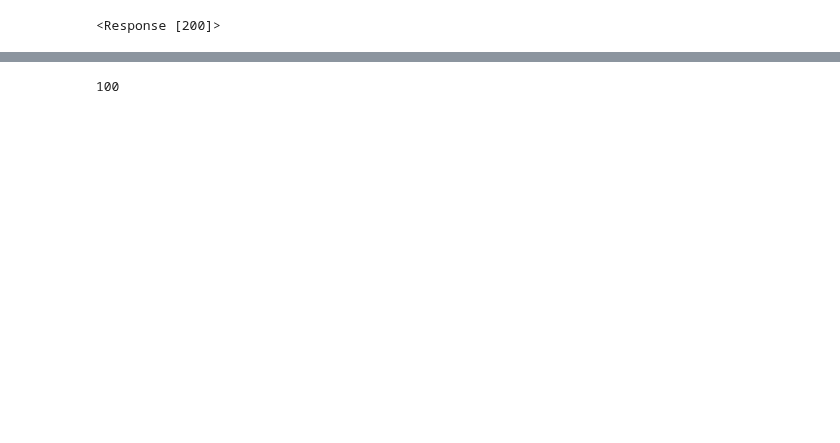
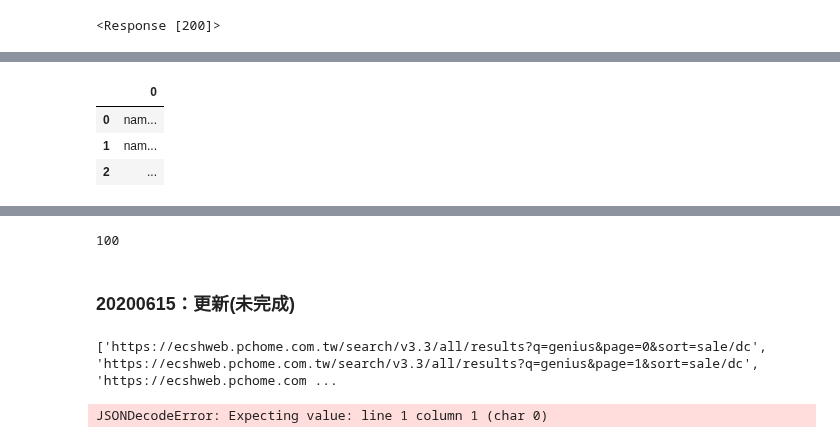
Before and after one commit to ricky4235/Python, a Jupyter notebook: 1_Crawler/IPNB/Test_PC24(JSON).ipynb, the cells around one changed output, grey strips where cells are left out. Cells and saved outputs as stored; diff of their text form; code cells hidden in the pictures; blank space fills up the shorter version.

```diff
--- a/1_Crawler/IPNB/Test_PC24(JSON).ipynb
+++ b/1_Crawler/IPNB/Test_PC24(JSON).ipynb
@@ -106,3 +131,11 @@ df1
+# %%
+df = pd.DataFrame(products)
+df
+# %% [output]
+|  | 0 |
+| 0 | nam... |
+| 1 | nam... |
+| 2 | ... |
 # %%
 #將每頁合併起來
 df_all = pandas.concat(products)
@@ -125,3 +158,50 @@ df_all
 len(df_all)
 # %% [output]
 100
+# %% [markdown]
+### 20200615：更新(未完成)
+# %%
+import pandas as pd
+import requests
+import json
+#抓取更多頁
+
+
+#搜尋網址&換頁
+def get_urls(url, query, start_page, end_page):
+    urls = []
+
+    for page in range(start_page, end_page+1):
+        urls.append(url.format(query, page))    #query帶入url的{0}、page帶入{1}
+    print(urls)
+    return urls
+
+if __name__ == "__main__":
+    url = "https://ecshweb.pchome.com.tw/search/v3.3/all/results?q={0}&page={1}&sort=sale/dc"
+    urls = get_urls(url, "genius", 0, 4)
+
+    products = []
+    for url in urls:
+        res = requests.get(url)
+        js = res.json()
+        df = pandas.DataFrame(js['prods'])
+        df1 = df[['name', 'describe', 'price', 'originPrice']]
+        products.append(df1)
+# %% [output]
+['https://ecshweb.pchome.com.tw/search/v3.3/all/results?q=genius&page=0&sort=sale/dc', 'https://ecshweb.pchome.com.tw/search/v3.3/all/results?q=genius&page=1&sort=sale/dc', 'https://ecshweb.pchome.com ...
+# %%
+import pandas as pd
+import requests
+import json
+
+
+query = "genius"
+url = "https://ecshweb.pchome.com.tw/search/v3.3/?q={0}&scope=all"
+url = url.format(query)
+
+res = requests.get(url)
+js = res.json()
+df = pandas.DataFrame(js['prods'])
+df1 = df[['name', 'describe', 'price', 'originPrice']]
+# %% [output]
+JSONDecodeError: Expecting value: line 1 column 1 (char 0)
```
Also changed, not shown: parts of 6 cells of this notebook, 9 other files.
